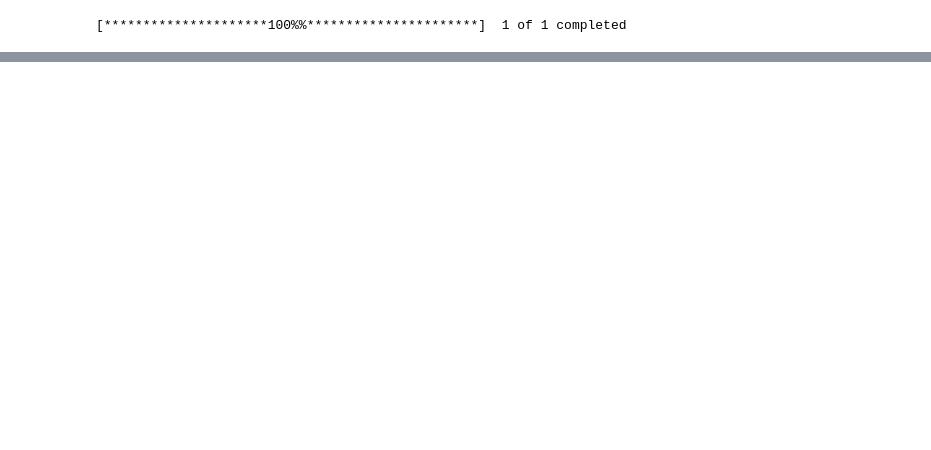
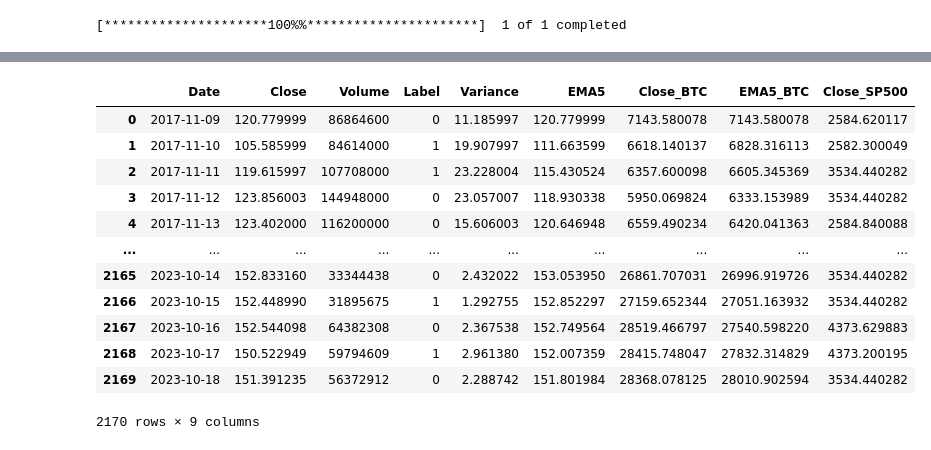
Before and after one commit to mr-robot77/Quera_G11-Project2, a Jupyter notebook: Problem 3/prediction.ipynb, the cells around one changed output, grey strips where cells are left out. Saved outputs shown, nothing was run; the diff lists cells and outputs as text; code cells hidden in the pictures; blank space fills up the shorter version.

```diff
--- a/Problem 3/prediction.ipynb
+++ b/Problem 3/prediction.ipynb
@@ -1579,0 +1651,23 @@ data.isna().sum()/len(data)*100
+# %%
+from sklearn.impute import KNNImputer
+imputer = KNNImputer(n_neighbors=5, weights='distance', metric='nan_euclidean', add_indicator=False)
+##X = imputer.fit_transform(X)
+#X_train = imputer.fit_transform(X_train)
+#X_test = imputer.transform(X_test)
+data['Close_SP500'] = imputer.fit_transform(data[['Close_SP500']])
+# %%
+data
+# %% [output]
+|  | Date | Close | Volume | Label | Variance | EMA5 | Close_BTC | EMA5_BTC | Close_SP500 |
+| 0 | 2017-11-09 | 120.779999 | 86864600 | 0 | 11.185997 | 120.779999 | 7143.580078 | 7143.580078 | 2584.620117 |
+| 1 | 2017-11-10 | 105.585999 | 84614000 | 1 | 19.907997 | 111.663599 | 6618.140137 | 6828.316113 | 2582.300049 |
+| 2 | 2017-11-11 | 119.615997 | 107708000 | 1 | 23.228004 | 115.430524 | 6357.600098 | 6605.345369 | 3534.440282 |
+| 3 | 2017-11-12 | 123.856003 | 144948000 | 0 | 23.057007 | 118.930338 | 5950.069824 | 6333.153989 | 3534.440282 |
+| 4 | 2017-11-13 | 123.402000 | 116200000 | 0 | 15.606003 | 120.646948 | 6559.490234 | 6420.041363 | 2584.840088 |
+| ... | ... | ... | ... | ... | ... | ... | ... | ... | ... |
+| 2165 | 2023-10-14 | 152.833160 | 33344438 | 0 | 2.432022 | 153.053950 | 26861.707031 | 26996.919726 | 3534.440282 |
+| 2166 | 2023-10-15 | 152.448990 | 31895675 | 1 | 1.292755 | 152.852297 | 27159.652344 | 27051.163932 | 3534.440282 |
+| 2167 | 2023-10-16 | 152.544098 | 64382308 | 0 | 2.367538 | 152.749564 | 28519.466797 | 27540.598220 | 4373.629883 |
+| 2168 | 2023-10-17 | 150.522949 | 59794609 | 1 | 2.961380 | 152.007359 | 28415.748047 | 27832.314829 | 4373.200195 |
+| 2169 | 2023-10-18 | 151.391235 | 56372912 | 0 | 2.288742 | 151.801984 | 28368.078125 | 28010.902594 | 3534.440282 |
+2170 rows × 9 columns
```
Also changed, not shown: parts of 30 cells of this notebook.
